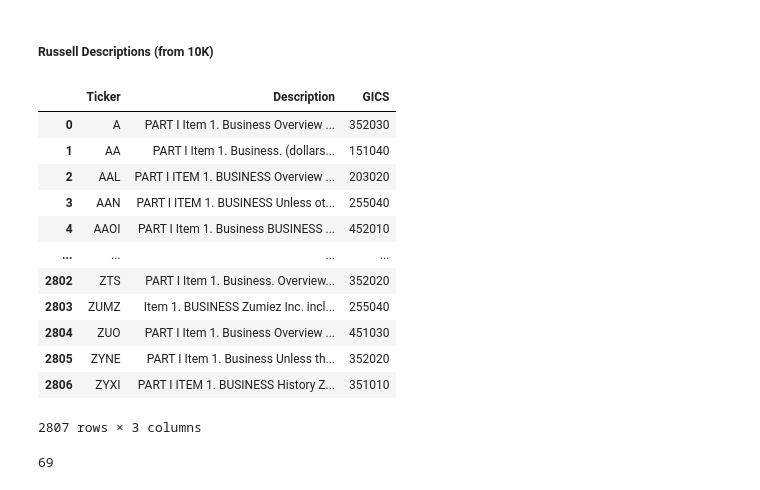
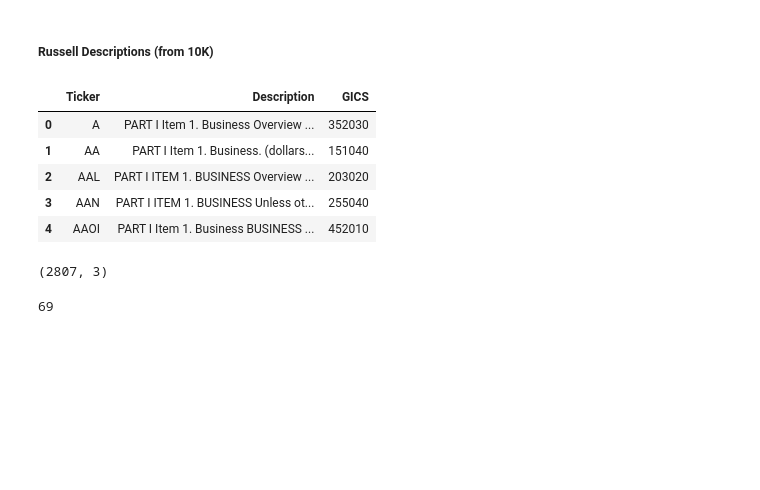
Before and after one commit to Sivalavida/Text-based-Industry-Classification, a Jupyter notebook: LSI Word Embedding.ipynb, the cells around one changed output. Saved outputs shown, nothing was run; the diff lists cells and outputs as text; code cells hidden in the pictures; blank space fills up the shorter version.

```diff
--- a/LSI Word Embedding.ipynb
+++ b/LSI Word Embedding.ipynb
@@ -390,21 +390,18 @@ russell_desc_10K_df = pd.read_pickle('data_out/russell_desc_10K.pkl')
 russell_desc_10K_df = pd.merge(russell_desc_10K_df, ticker_to_gics_df, on='Ticker')
 russell_desc_10K_df = russell_desc_10K_df[['Ticker', 'Description', 'GICS']]
 # %%
-russell_desc_10K_df
+russell_desc_10K_df.head()
 # %% [output]
 |  | Ticker | Description | GICS |
 | 0 | A | PART I Item 1. Business Overview ... | 352030 |
 | 1 | AA | PART I Item 1. Business. (dollars... | 151040 |
 | 2 | AAL | PART I ITEM 1. BUSINESS Overview ... | 203020 |
 | 3 | AAN | PART I ITEM 1. BUSINESS Unless ot... | 255040 |
 | 4 | AAOI | PART I Item 1. Business BUSINESS ... | 452010 |
-| ... | ... | ... | ... |
-| 2802 | ZTS | PART I Item 1. Business. Overview... | 352020 |
-| 2803 | ZUMZ | Item 1. BUSINESS Zumiez Inc. incl... | 255040 |
-| 2804 | ZUO | PART I Item 1. Business Overview ... | 451030 |
-| 2805 | ZYNE | PART I Item 1. Business Unless th... | 352020 |
-| 2806 | ZYXI | PART I ITEM 1. BUSINESS History Z... | 351010 |
-2807 rows × 3 columns
+# %%
+russell_desc_10K_df.shape
+# %% [output]
+(2807, 3)
 # %%
 print(len(set(russell_desc_10K_df.GICS)))
 # %% [output]
```
Also changed, not shown: parts of 37 cells of this notebook, 7 other files.
